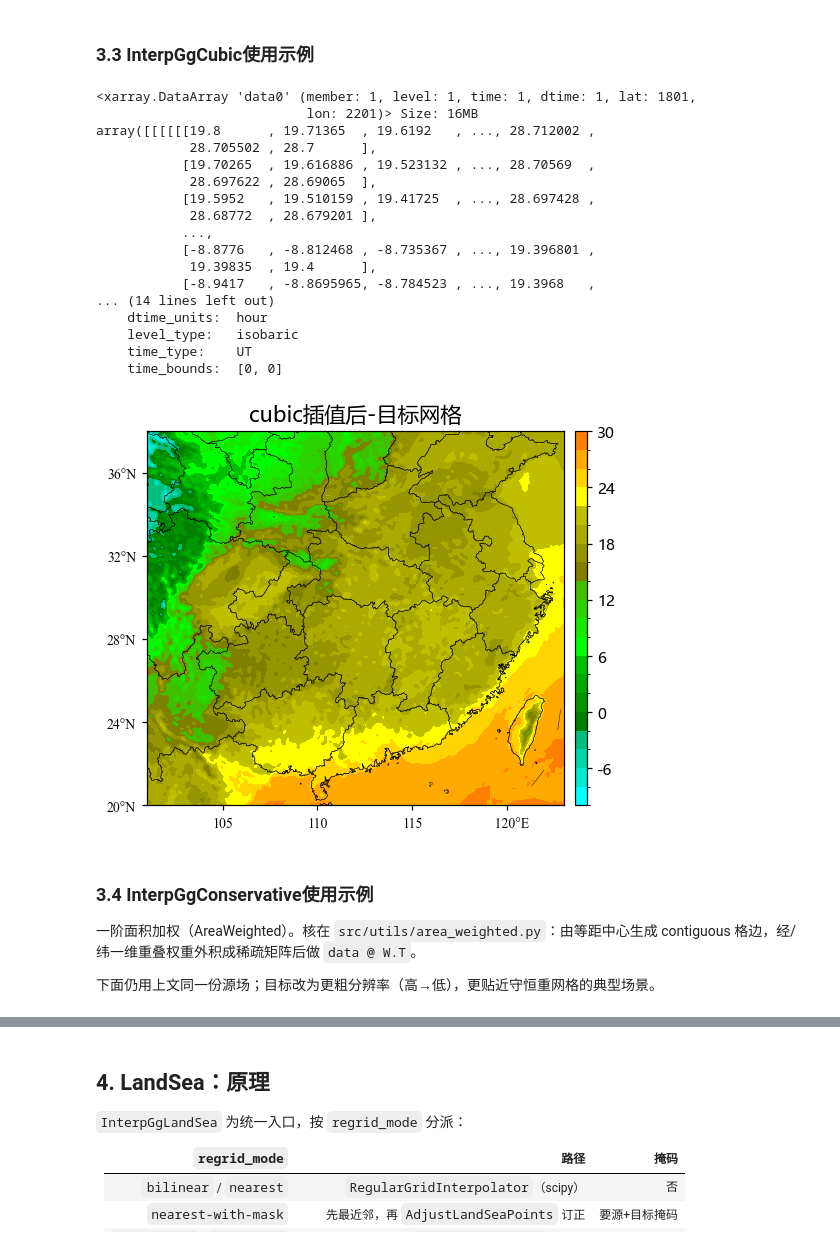
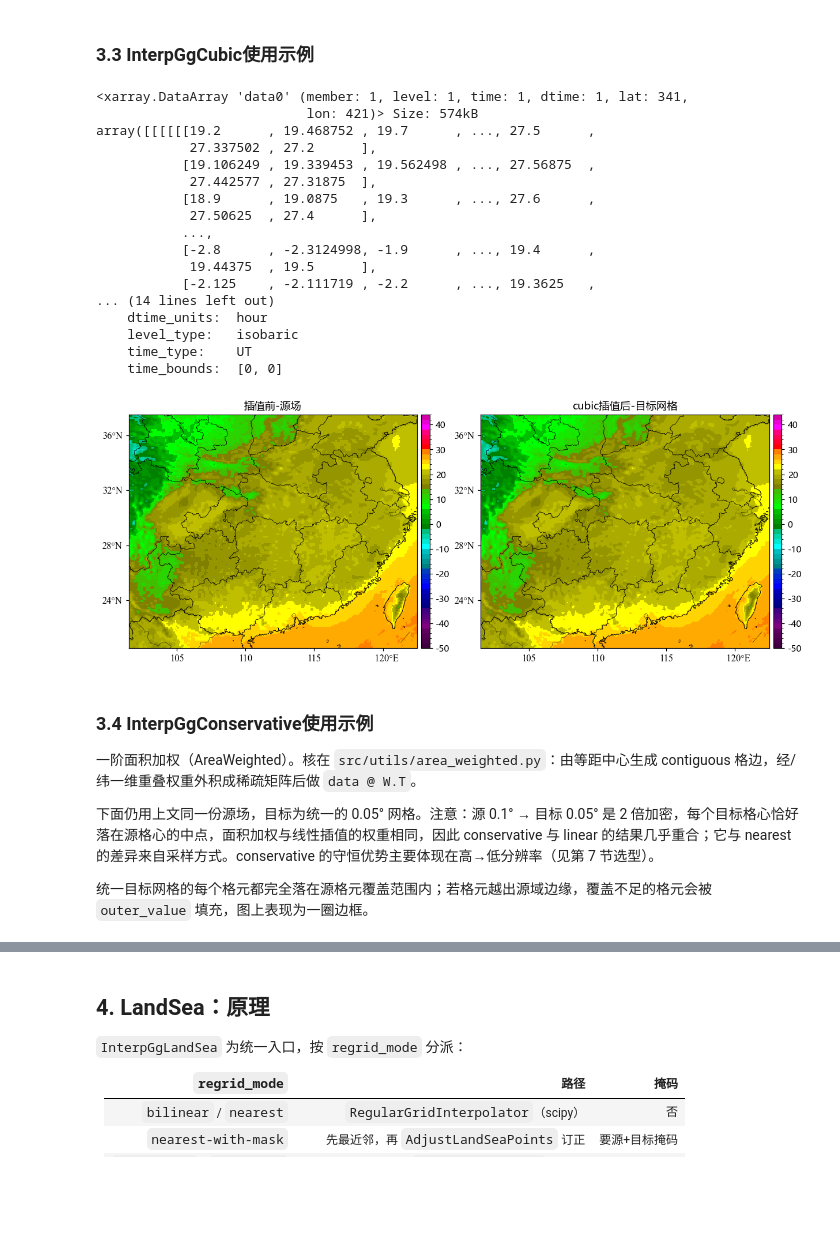
Before and after one commit to HerADCalciummilk/test, a Jupyter notebook: 00temp/interpolation_grid_grid/nbs/interpolation_grid_grid_说明.ipynb, the cells around one changed output, grey strips where cells are left out. Drawn from its saved outputs; the diff is of its cells as text; code cells hidden in the pictures; blank space fills up the shorter version.

```diff
--- a/00temp/interpolation_grid_grid/nbs/interpolation_grid_grid_说明.ipynb
+++ b/00temp/interpolation_grid_grid/nbs/interpolation_grid_grid_说明.ipynb
@@ -79,9 +135,9 @@ CLI（在包目录）：`python -m cli --module linear|nearest|cubic|conservativ
 # %%
-# 源场：分辨率为1°
+# 源场：分辨率 0.1°，裁到 101–123°E、20–38°N
 grid = meb.read_griddata_from_nc(str(DATA_DIR / "2026100900.024.nc"))
 grd_in = grid.sel(lon=slice(101.0, 123.0), lat=slice(20.0, 38.0)) # 网格经纬裁剪
-# 目标：略加密、落在源域内
-target = meb.basicdata.grid([101.0, 123.0, 0.01], [20.0, 38.0, 0.01])
+# 统一目标网格（0.05°，落在源域内），所有方法共用
+target = meb.basicdata.grid(TARGET_LON, TARGET_LAT)
 
 grd_out_linear = InterpGgLinear(outer_value=0.0).process(grd_in, target)
 print(grd_out_linear)
@@ -149,33 +194,32 @@ Coordinates:
 # %%
 grd_out_cubic = InterpGgCubic(outer_value=0.0).process(grd_in, target)
 print(grd_out_cubic)
-pcolormesh_2d_grid(
-    grd_out_cubic, title="cubic插值后-目标网格",
-    cmap=cmap, clevs=clevs, dpi=110, show=True,
-)
+plot_compare(grd_in, grd_out_cubic, "cubic插值后-目标网格")
 # %% [output]
-<xarray.DataArray 'data0' (member: 1, level: 1, time: 1, dtime: 1, lat: 1801,
-                           lon: 2201)> Size: 16MB
-array([[[[[[19.8      , 19.71365  , 19.6192   , ..., 28.712002 ,
-            28.705502 , 28.7      ],
-           [19.70265  , 19.616886 , 19.523132 , ..., 28.70569  ,
-            28.697622 , 28.69065  ],
-           [19.5952   , 19.510159 , 19.41725  , ..., 28.697428 ,
-            28.68772  , 28.679201 ],
+<xarray.DataArray 'data0' (member: 1, level: 1, time: 1, dtime: 1, lat: 341,
+                           lon: 421)> Size: 574kB
+array([[[[[[19.2      , 19.468752 , 19.7      , ..., 27.5      ,
+            27.337502 , 27.2      ],
+           [19.106249 , 19.339453 , 19.562498 , ..., 27.56875  ,
+            27.442577 , 27.31875  ],
+           [18.9      , 19.0875   , 19.3      , ..., 27.6      ,
+            27.50625  , 27.4      ],
            ...,
-           [-8.8776   , -8.812468 , -8.735367 , ..., 19.396801 ,
-            19.39835  , 19.4      ],
-           [-8.9417   , -8.8695965, -8.784523 , ..., 19.3968   ,
+           [-2.8      , -2.3124998, -1.9      , ..., 19.4      ,
+            19.44375  , 19.5      ],
+           [-2.125    , -2.111719 , -2.2      , ..., 19.3625   ,
 ... (14 lines left out)
     dtime_units:  hour
     level_type:   isobaric
     time_type:    UT
     time_bounds:  [0, 0]
-[figure, old version]
+[figure, new version]
 # %% [markdown]
 ### 3.4 InterpGgConservative使用示例
 
 一阶面积加权（AreaWeighted）。核在 `src/utils/area_weighted.py`：由等距中心生成 contiguous 格边，经/纬一维重叠权重外积成稀疏矩阵后做 `data @ W.T`。
 
-下面仍用上文同一份源场；目标改为更粗分辨率（高→低），更贴近守恒重网格的典型场景。
+下面仍用上文同一份源场，目标为统一的 0.05° 网格。注意：源 0.1° → 目标 0.05° 是 2 倍加密，每个目标格心恰好落在源格心的中点，面积加权与线性插值的权重相同，因此 conservative 与 linear 的结果几乎重合；它与 nearest 的差异来自采样方式。conservative 的守恒优势主要体现在高→低分辨率（见第 7 节选型）。
+
+统一目标网格的每个格元都完全落在源格元覆盖范围内；若格元越出源域边缘，覆盖不足的格元会被 `outer_value` 填充，图上表现为一圈边框。
 # %%
```
Also changed, not shown: parts of 20 cells of this notebook, 21 other files.
